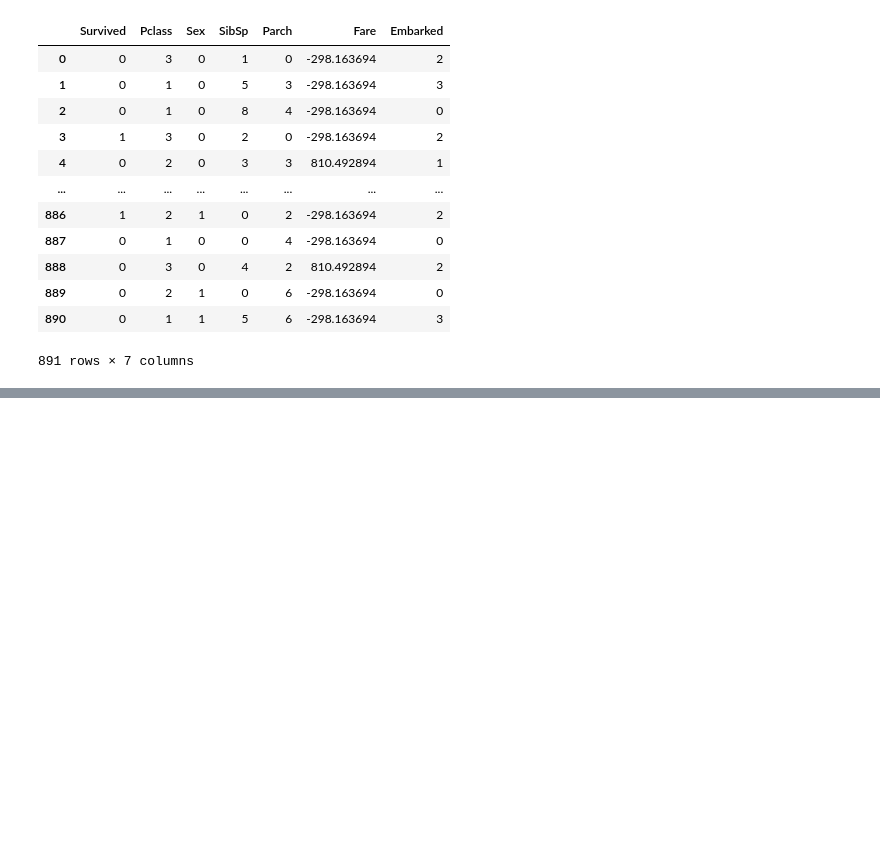
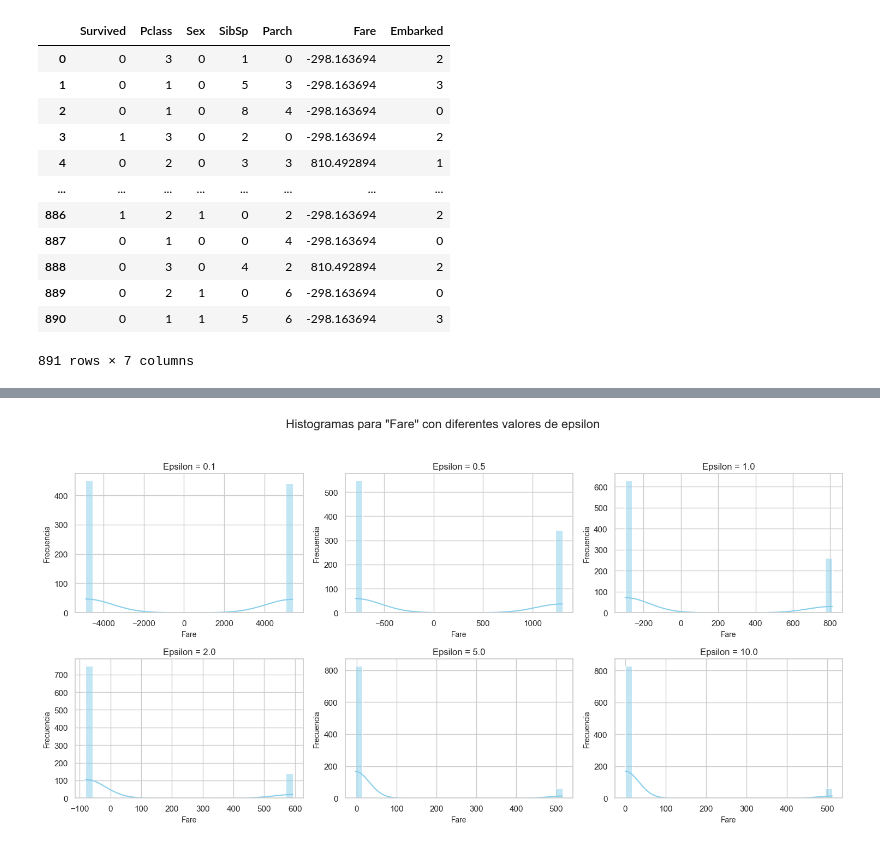
Before and after one commit to davidsmoreno/DifPrivHealthCostPredict, a Jupyter notebook: python_class/Titanic_class.ipynb, the cells around one changed output, grey strips where cells are left out. Drawn from its saved outputs; the diff is of its cells as text; code cells hidden in the pictures; blank space fills up the shorter version.

```diff
--- a/python_class/Titanic_class.ipynb
+++ b/python_class/Titanic_class.ipynb
@@ -84,0 +131,4 @@ dp_tr.plot_mean_vs_privatized()
+# %%
+dp_tr.plot_histograms()
+# %% [output]
+[figure, added]
```
Also changed, not shown: parts of 6 cells of this notebook, 2 other files.
